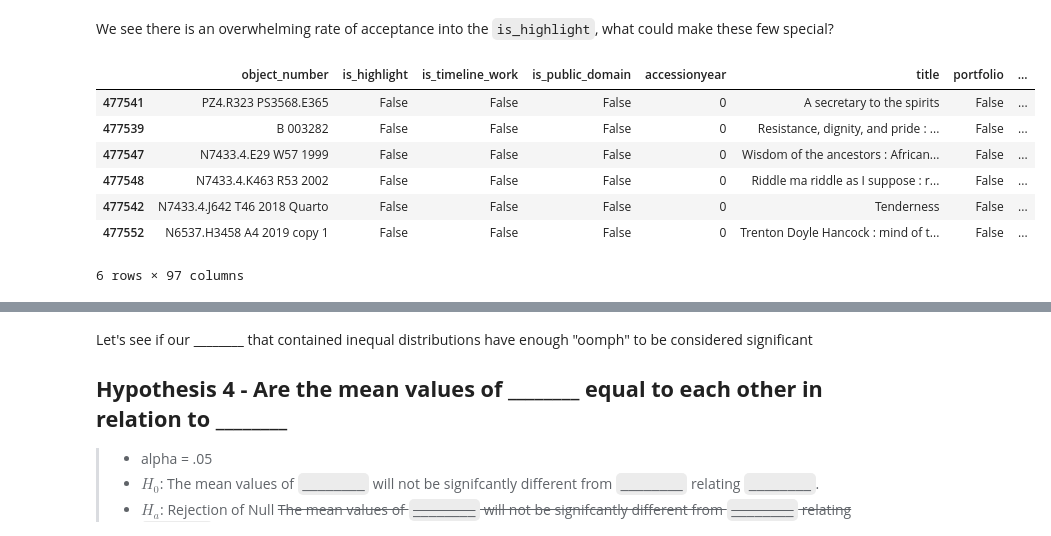
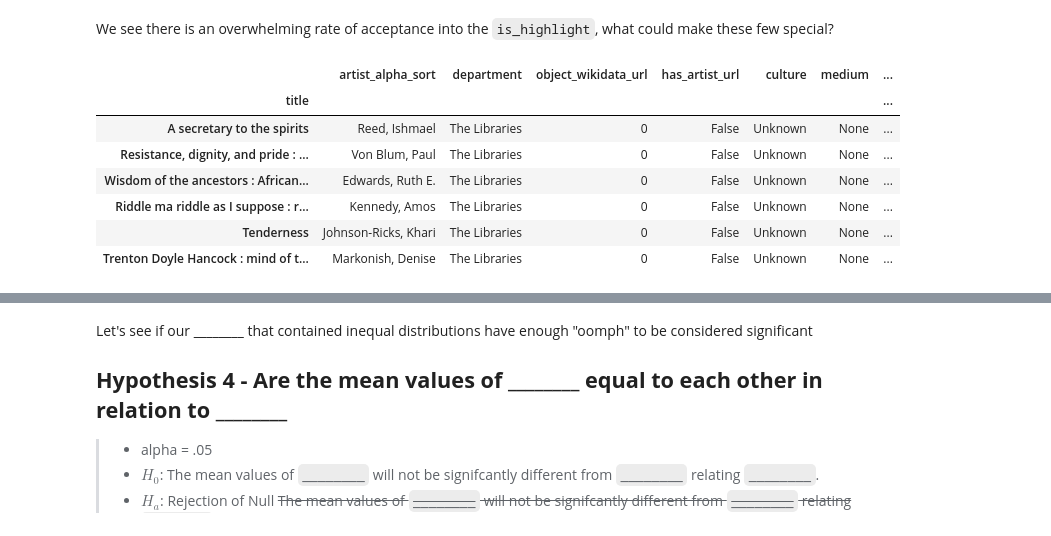
Before and after one commit to Data-at-the-museum-capstone/capstone, a Jupyter notebook: museum_mvp.ipynb, the cells around one changed output, grey strips where cells are left out. Drawn from its saved outputs; the diff is of its cells as text; code cells hidden in the pictures.

```diff
--- a/museum_mvp.ipynb
+++ b/museum_mvp.ipynb
@@ -168,13 +168,13 @@ Name: is_highlight, dtype: float64
 # %% [markdown]
 We see there is an overwhelming rate of acceptance into the `is_highlight`, what could make these few special?
 # %%
-train[(~train["is_highlight"]) & (train["department_The Libraries"]!=0)]
+train[(~train["is_highlight"]) & (train["department_The Libraries"]!=0)][["title","artist_alpha_sort","department","object_wikidata_url","has_artist_url","culture","medium","cluster_strong_yes","gallery_number"]].set_index("title")
 # %% [output]
-|  | object_number | is_highlight | is_timeline_work | is_public_domain | accessionyear | title | portfolio | ... |
-| 477541 | PZ4.R323 PS3568.E365 | False | False | False | 0 | A secretary to the spirits | False | ... |
-| 477539 | B 003282 | False | False | False | 0 | Resistance, dignity, and pride : ... | False | ... |
-| 477547 | N7433.4.E29 W57 1999 | False | False | False | 0 | Wisdom of the ancestors : African... | False | ... |
-| 477548 | N7433.4.K463 R53 2002 | False | False | False | 0 | Riddle ma riddle as I suppose : r... | False | ... |
-| 477542 | N7433.4.J642 T46 2018 Quarto | False | False | False | 0 | Tenderness | False | ... |
-| 477552 | N6537.H3458 A4 2019 copy 1 | False | False | False | 0 | Trenton Doyle Hancock : mind of t... | False | ... |
+|  | artist_alpha_sort | department | object_wikidata_url | has_artist_url | culture | medium | ... |
+| title |  |  |  |  |  |  | ... |
+| A secretary to the spirits | Reed, Ishmael | The Libraries | 0 | False | Unknown | None | ... |
+| Resistance, dignity, and pride : ... | Von Blum, Paul | The Libraries | 0 | False | Unknown | None | ... |
+| Wisdom of the ancestors : African... | Edwards, Ruth E. | The Libraries | 0 | False | Unknown | None | ... |
+| Riddle ma riddle as I suppose : r... | Kennedy, Amos | The Libraries | 0 | False | Unknown | None | ... |
+| Tenderness | Johnson-Ricks, Khari | The Libraries | 0 | False | Unknown | None | ... |
+| Trenton Doyle Hancock : mind of t... | Markonish, Denise | The Libraries | 0 | False | Unknown | None | ... |
-6 rows × 97 columns
```
Also changed, not shown: parts of 11 cells of this notebook.
